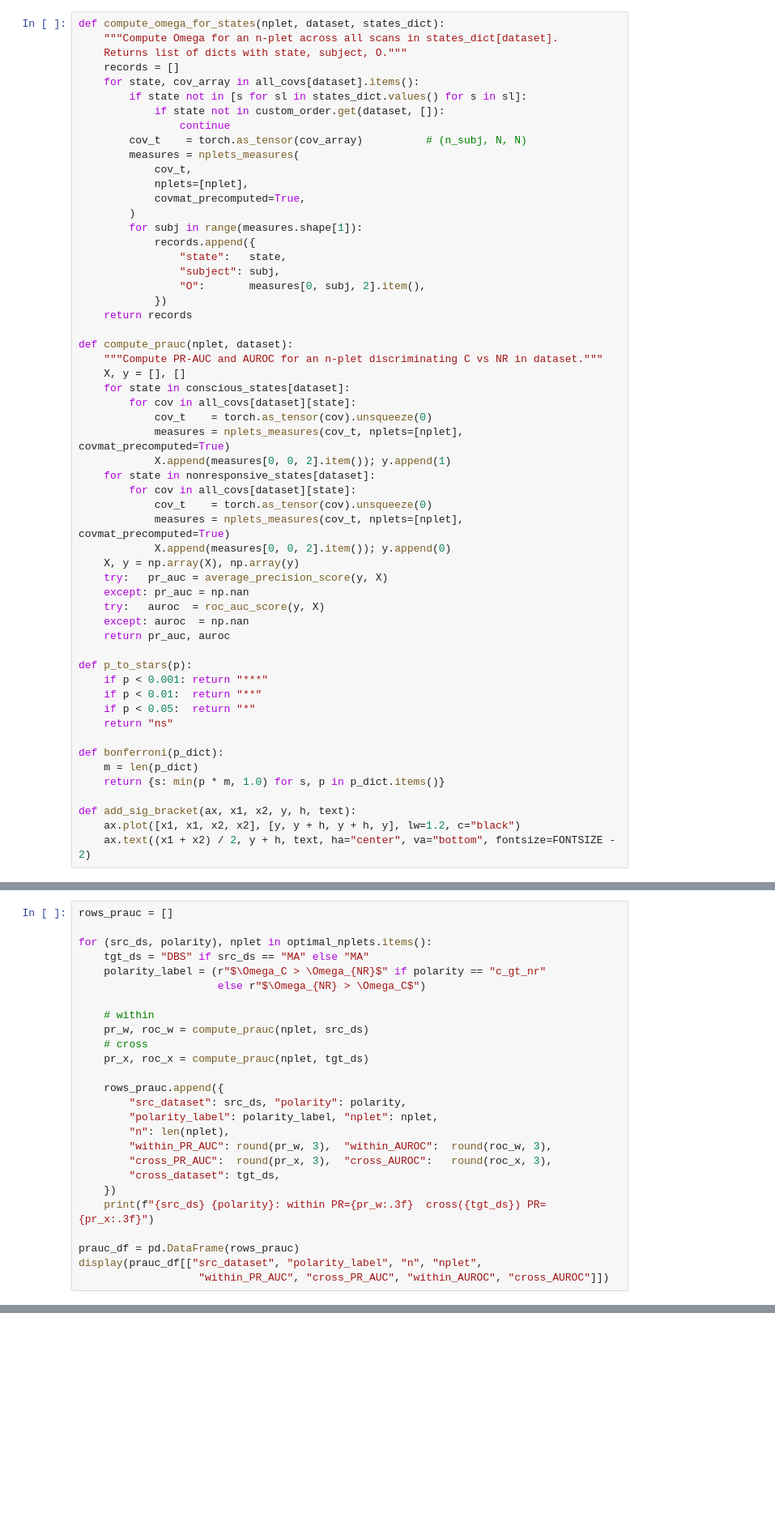
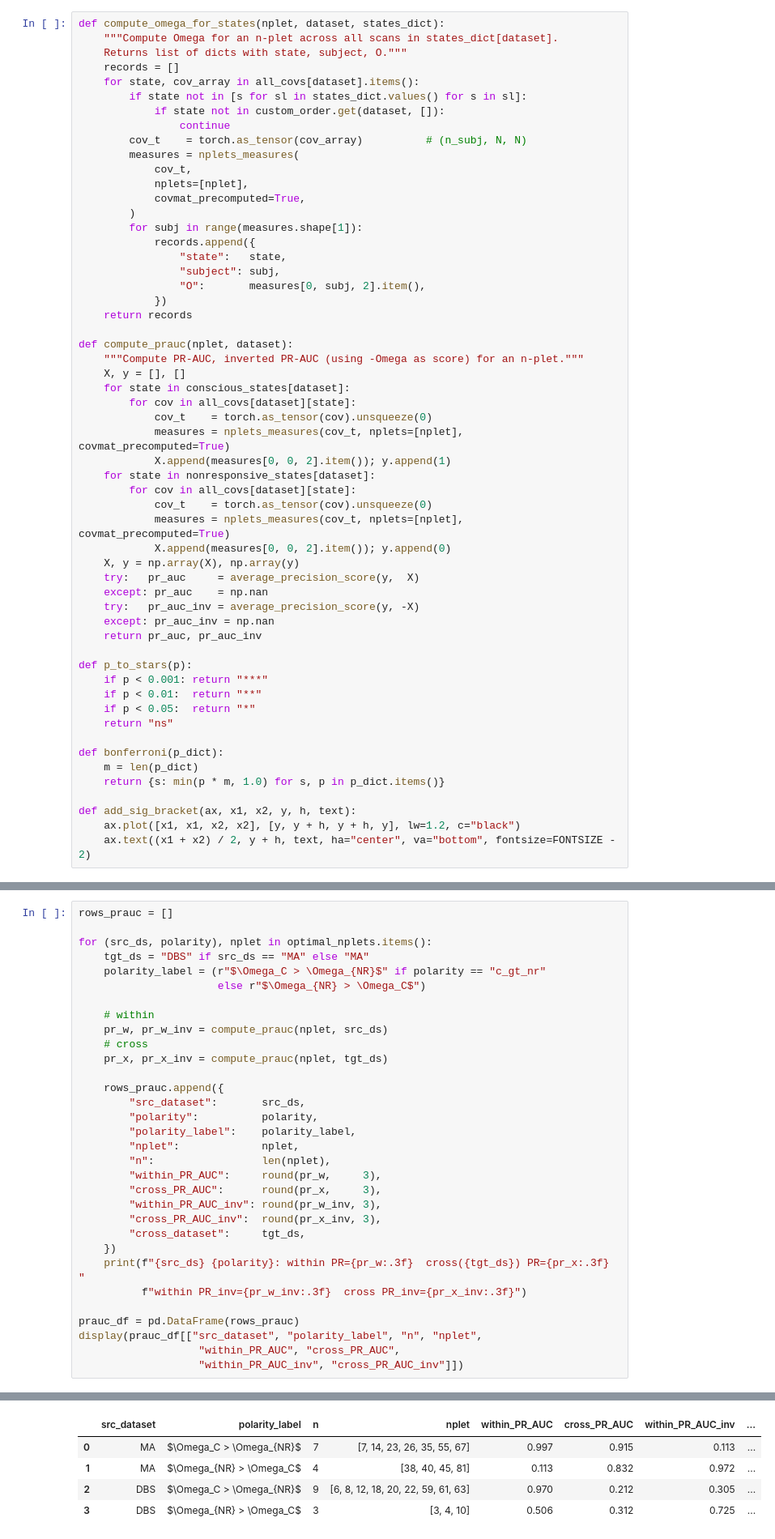
Before and after one commit to camilo-espinosa/high-order-anesthesia, a Jupyter notebook: notebooks/R3_cross_dataset/R3_A_fig4.ipynb, the cells around one changed output, grey strips where cells are left out. Shown at 81% size. Saved outputs shown, nothing was run; the diff lists cells and outputs as text; blank space fills up the shorter version.

```diff
--- a/notebooks/R3_cross_dataset/R3_A_fig4.ipynb
+++ b/notebooks/R3_cross_dataset/R3_A_fig4.ipynb
@@ -131,7 +133,7 @@ def compute_omega_for_states(nplet, dataset, states_dict):
     return records
 
 def compute_prauc(nplet, dataset):
-    """Compute PR-AUC and AUROC for an n-plet discriminating C vs NR in dataset."""
+    """Compute PR-AUC, inverted PR-AUC (using -Omega as score) for an n-plet."""
     X, y = [], []
     for state in conscious_states[dataset]:
         for cov in all_covs[dataset][state]:
@@ -144,11 +146,11 @@ def compute_prauc(nplet, dataset):
             measures = nplets_measures(cov_t, nplets=[nplet], covmat_precomputed=True)
             X.append(measures[0, 0, 2].item()); y.append(0)
     X, y = np.array(X), np.array(y)
-    try:   pr_auc = average_precision_score(y, X)
-    except: pr_auc = np.nan
-    try:   auroc  = roc_auc_score(y, X)
-    except: auroc  = np.nan
-    return pr_auc, auroc
+    try:   pr_auc     = average_precision_score(y,  X)
+    except: pr_auc    = np.nan
+    try:   pr_auc_inv = average_precision_score(y, -X)
+    except: pr_auc_inv = np.nan
+    return pr_auc, pr_auc_inv
 
 def p_to_stars(p):
     if p < 0.001: return "***"
@@ -178,20 +180,27 @@ for (src_ds, polarity), nplet in optimal_nplets.items():
                       else r"$\Omega_{NR} > \Omega_C$")
 
     # within
-    pr_w, roc_w = compute_prauc(nplet, src_ds)
+    pr_w, pr_w_inv = compute_prauc(nplet, src_ds)
     # cross
-    pr_x, roc_x = compute_prauc(nplet, tgt_ds)
+    pr_x, pr_x_inv = compute_prauc(nplet, tgt_ds)
 
     rows_prauc.append({
-        "src_dataset": src_ds, "polarity": polarity,
-        "polarity_label": polarity_label, "nplet": nplet,
-        "n": len(nplet),
-        "within_PR_AUC": round(pr_w, 3),  "within_AUROC":  round(roc_w, 3),
-        "cross_PR_AUC":  round(pr_x, 3),  "cross_AUROC":   round(roc_x, 3),
-        "cross_dataset": tgt_ds,
+        "src_dataset":       src_ds,
+        "polarity":          polarity,
+        "polarity_label":    polarity_label,
+        "nplet":             nplet,
+        "n":                 len(nplet),
+        "within_PR_AUC":     round(pr_w,     3),
+        "cross_PR_AUC":      round(pr_x,     3),
+        "within_PR_AUC_inv": round(pr_w_inv, 3),
+        "cross_PR_AUC_inv":  round(pr_x_inv, 3),
+        "cross_dataset":     tgt_ds,
     })
-    print(f"{src_ds} {polarity}: within PR={pr_w:.3f}  cross({tgt_ds}) PR={pr_x:.3f}")
+    print(f"{src_ds} {polarity}: within PR={pr_w:.3f}  cross({tgt_ds}) PR={pr_x:.3f}  "
+          f"within PR_inv={pr_w_inv:.3f}  cross PR_inv={pr_x_inv:.3f}")
 
 prauc_df = pd.DataFrame(rows_prauc)
 display(prauc_df[["src_dataset", "polarity_label", "n", "nplet",
-                   "within_PR_AUC", "cross_PR_AUC", "within_AUROC", "cross_AUROC"]])
+                   "within_PR_AUC", "cross_PR_AUC",
+                   "within_PR_AUC_inv", "cross_PR_AUC_inv"]])
+# %% [output]
@@ -198,3 +211,8 @@ display(prauc_df[["src_dataset", "polarity_label", "n", "nplet",
+|  | src_dataset | polarity_label | n | nplet | within_PR_AUC | cross_PR_AUC | within_PR_AUC_inv | ... |
+| 0 | MA | $\Omega_C > \Omega_{NR}$ | 7 | [7, 14, 23, 26, 35, 55, 67] | 0.997 | 0.915 | 0.113 | ... |
+| 1 | MA | $\Omega_{NR} > \Omega_C$ | 4 | [38, 40, 45, 81] | 0.113 | 0.832 | 0.972 | ... |
+| 2 | DBS | $\Omega_C > \Omega_{NR}$ | 9 | [6, 8, 12, 18, 20, 22, 59, 61, 63] | 0.970 | 0.212 | 0.305 | ... |
+| 3 | DBS | $\Omega_{NR} > \Omega_C$ | 3 | [3, 4, 10] | 0.506 | 0.312 | 0.725 | ... |
 # %% [markdown]
 ---
 ## Step 2 — Figure 4: violin plots on the opposite dataset
```
Also changed, not shown: parts of 4 cells of this notebook, 8 other files.
